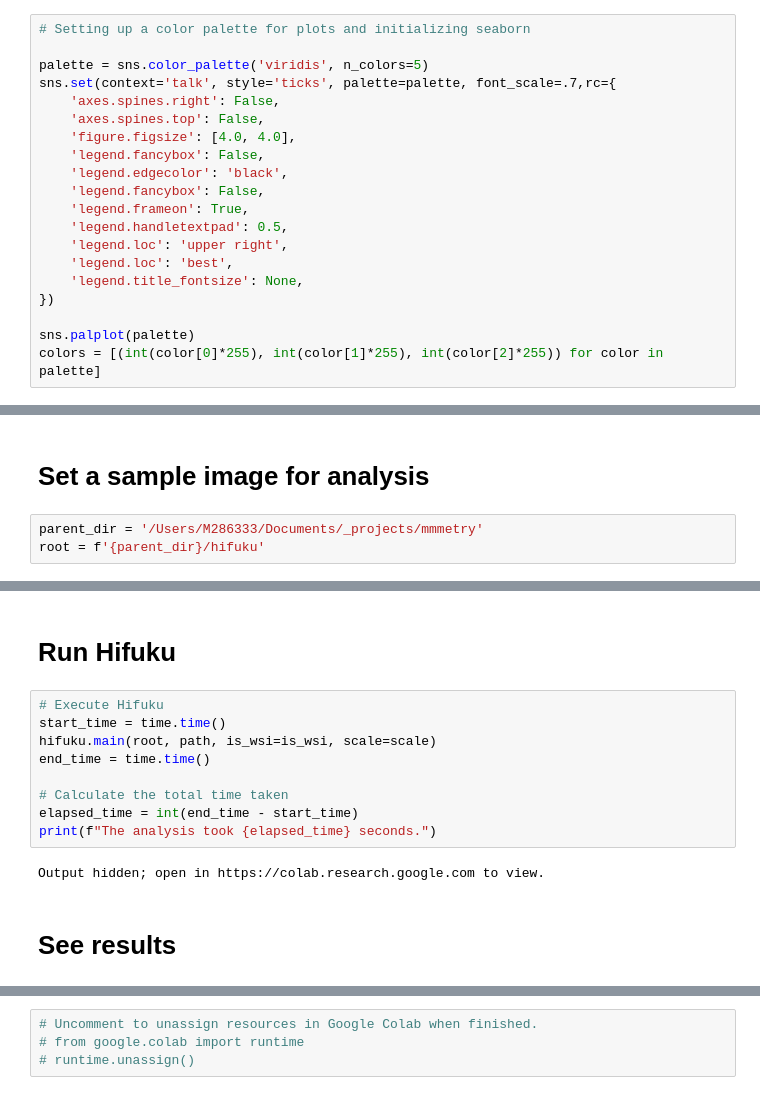
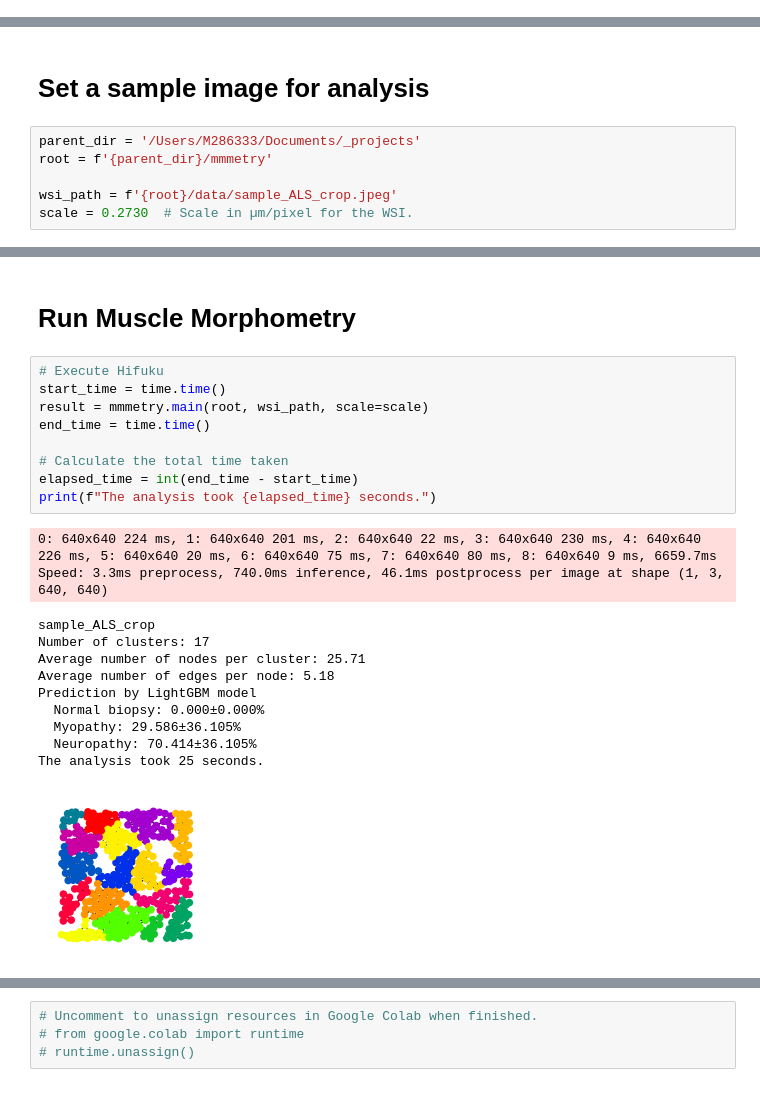
Before and after one commit to onnonuro/mmmetry, a Jupyter notebook: tutorial.ipynb, the cells around one changed output, grey strips where cells are left out. Drawn from its saved outputs; the diff is of its cells as text.

```diff
--- a/tutorial.ipynb
+++ b/tutorial.ipynb
@@ -93,20 +92,0 @@ import torch
-# %%
-# Setting up a color palette for plots and initializing seaborn
-
-palette = sns.color_palette('viridis', n_colors=5)
-sns.set(context='talk', style='ticks', palette=palette, font_scale=.7,rc={
-    'axes.spines.right': False,
-    'axes.spines.top': False,
-    'figure.figsize': [4.0, 4.0],
-    'legend.fancybox': False,
-    'legend.edgecolor': 'black',
-    'legend.fancybox': False,
-    'legend.frameon': True,
-    'legend.handletextpad': 0.5,
-    'legend.loc': 'upper right',
-    'legend.loc': 'best',
-    'legend.title_fontsize': None,
-})
-
-sns.palplot(palette)
-colors = [(int(color[0]*255), int(color[1]*255), int(color[2]*255)) for color in palette]
@@ -115,5 +93,8 @@ colors = [(int(color[0]*255), int(color[1]*255), int(color[2]*255)) for color in
 # %% [markdown]
 # Set a sample image for analysis
 # %%
-parent_dir = '/Users/M286333/Documents/_projects/mmmetry'
-root = f'{parent_dir}/hifuku'
+parent_dir = '/Users/M286333/Documents/_projects'
+root = f'{parent_dir}/mmmetry'
+
+wsi_path = f'{root}/data/sample_ALS_crop.jpeg'
+scale = 0.2730  # Scale in µm/pixel for the WSI.
@@ -136,15 +101,24 @@ image_id
 # %% [markdown]
-# Run Hifuku
+# Run Muscle Morphometry
 # %%
 # Execute Hifuku
 start_time = time.time()
-hifuku.main(root, path, is_wsi=is_wsi, scale=scale)
+result = mmmetry.main(root, wsi_path, scale=scale)
 end_time = time.time()
 
 # Calculate the total time taken
 elapsed_time = int(end_time - start_time)
 print(f"The analysis took {elapsed_time} seconds.")
 # %% [output]
-Output hidden; open in https://colab.research.google.com to view.
+0: 640x640 224 ms, 1: 640x640 201 ms, 2: 640x640 22 ms, 3: 640x640 230 ms, 4: 640x640 226 ms, 5: 640x640 20 ms, 6: 640x640 75 ms, 7: 640x640 80 ms, 8: 640x640 9 ms, 6659.7ms
+Speed: 3.3ms preprocess, 740.0ms inference, 46.1ms postprocess per image at shape (1, 3, 640, 640)
+sample_ALS_crop
+Number of clusters: 17
+Average number of nodes per cluster: 25.71
+Average number of edges per node: 5.18
+Prediction by LightGBM model
+  Normal biopsy: 0.000±0.000%
+  Myopathy: 29.586±36.105%
+  Neuropathy: 70.414±36.105%
+The analysis took 25 seconds.
+[figure, added]
-# %% [markdown]
-# See results
```
Also changed, not shown: parts of 39 cells of this notebook, 5 other files.
